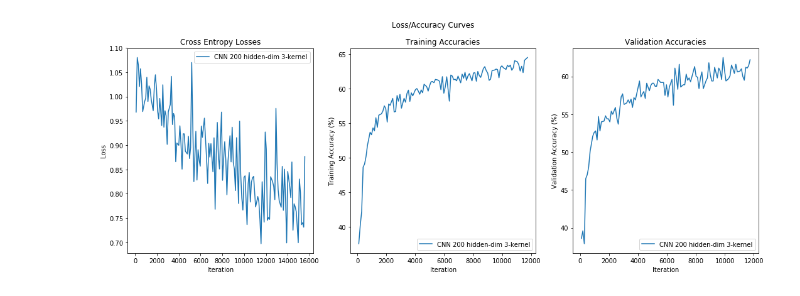
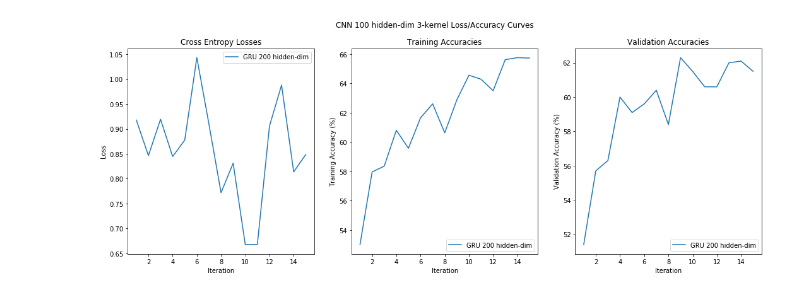
Before and after one commit to darren-geng/RNN-CNN-Based-NLI, a Jupyter notebook: hw2.ipynb, the cells around one changed output. Cells and saved outputs as stored; diff of their text form; code cells hidden in the pictures.

```diff
--- a/hw2.ipynb
+++ b/hw2.ipynb
@@ -215,17 +212,17 @@ def train_gru_model(hidden_size):
     return gru_model, train_accs, val_accs, losses
 # %%
 class CNN(nn.Module):
-    def __init__(self, hidden_size, num_layers):
+    def __init__(self, hidden_size, num_layers, kernel_size):
 
         super(CNN, self).__init__()
 
         self.num_layers, self.hidden_size = num_layers, hidden_size
         self.embedding = nn.Embedding.from_pretrained(torch.FloatTensor(loaded_embeddings), freeze=False)
 
-        self.conv1 = nn.Conv1d(EMBED_SIZE, hidden_size, kernel_size=3, padding=1)
-        self.conv2 = nn.Conv1d(hidden_size, hidden_size, kernel_size=3, padding=1)
+        self.conv1 = nn.Conv1d(EMBED_SIZE, hidden_size, kernel_size=kernel_size, padding=2)
+        self.conv2 = nn.Conv1d(hidden_size, hidden_size, kernel_size=kernel_size, padding=2)
 
-        self.maxpool = nn.MaxPool1d(kernel_size=3, padding=1)
+        self.maxpool = nn.MaxPool1d(kernel_size=kernel_size, padding=2)
 
     def forward(self, x):
         batch_size, seq_len = x.size()
@@ -261,9 +258,9 @@ def test_cnn_model(loader, cnn_model, fully_connected):
         correct += predicted.eq(labels_batch.view_as(predicted)).sum().item()
     return (100 * correct / total)
 
-def train_cnn_model(hidden_size):
+def train_cnn_model(hidden_size, kernel_size):
     torch.cuda.empty_cache()
-    cnn_model = CNN(hidden_size=hidden_size, num_layers=2)
+    cnn_model = CNN(hidden_size=hidden_size, num_layers=2, kernel_size = kernel_size)
     cnn_model.cuda()
 
     num_epochs = 15 # number epoch to train
@@ -278,7 +275,6 @@ def train_cnn_model(hidden_size):
     for epoch in range(num_epochs):
         for i, (sent1, sent2, labels) in enumerate(snli_train_loader):
             cnn_model.train()
-            print(i)
             sent1 = sent1.cuda()
             sent2 = sent2.cuda()
             optimizer.zero_grad()
@@ -293,13 +289,12 @@ def train_cnn_model(hidden_size):
             loss = criterion(outputs, labels.cuda())
             loss.backward()
             optimizer.step()
-            if (i > 0 and i % 90 == 0):
-                val_acc = test_cnn_model(snli_val_loader, cnn_model, fully_connected)
-                train_acc = test_cnn_model(snli_train_loader, cnn_model, fully_connected)
-                train_accs[i + len(snli_train_loader)*epoch] = train_acc
-                val_accs[i + len(snli_train_loader)*epoch] = val_acc
-                losses[i + len(snli_train_loader)*epoch] = loss
-                print('Epoch: [{}/{}], Step: [{}/{}], Training Acc: {}, Validation Acc: {}'.format(
-                           epoch+1, num_epochs, i+1, len(snli_train_loader), 0, 0))
+        val_acc = test_cnn_model(snli_val_loader, cnn_model, fully_connected)
+        train_acc = test_cnn_model(snli_train_loader, cnn_model, fully_connected)
+        train_accs[epoch + 1] = train_acc
+        val_accs[epoch + 1] = val_acc
+        losses[epoch + 1] = loss
+        print('Epoch: [{}/{}], Training Acc: {}, Validation Acc: {}'.format(
+                   epoch+1, num_epochs, train_acc, val_acc))
 
     return cnn_model, train_accs, val_accs, losses
@@ -420,2 +382,2 @@ SyntaxError: can't use starred expression here (cell_name, line 7)
 # %%
-cnn_model_2, cnn_train_accs_2, cnn_val_accs_2, cnn_losses_2 = train_cnn_model(100)
+cnn_model_2, cnn_train_accs_2, cnn_val_accs_2, cnn_losses_3 = train_cnn_model(100, 3)
@@ -441,25 +384,25 @@ TypeError: forward() missing 1 required positional argument: 'x'
 # %%
 import matplotlib.pyplot as plt
 fig, axs = plt.subplots(1, 3, figsize=(18, 6), sharey=False)
-axs[0].plot(*zip(*sorted(gru_losses.items())), label="CNN 200 hidden-dim 3-kernel")
+axs[0].plot(*zip(*sorted(cnn_losses_2.items())), label="GRU 200 hidden-dim")
 axs[0].set_title('Cross Entropy Losses')
 axs[0].set_xlabel('Iteration')
 axs[0].set_ylabel('Loss')
 axs[0].legend(loc="upper right")
 
-axs[1].plot(*zip(*sorted(cnn_train_accs.items())), label="CNN 200 hidden-dim 3-kernel")
+axs[1].plot(*zip(*sorted(cnn_train_accs_2.items())), label="GRU 200 hidden-dim")
 axs[1].set_title('Training Accuracies')
 axs[1].set_xlabel('Iteration')
 axs[1].set_ylabel('Training Accuracy (%)')
 axs[1].legend(loc="lower right")
 
-axs[2].plot(*zip(*sorted(cnn_val_accs.items())), label="CNN 200 hidden-dim 3-kernel")
+axs[2].plot(*zip(*sorted(cnn_val_accs_2.items())), label="GRU 200 hidden-dim")
 axs[2].set_title('Validation Accuracies')
 axs[2].set_xlabel('Iteration')
 axs[2].set_ylabel('Validation Accuracy (%)')
 axs[2].legend(loc="lower right")
 
-fig.suptitle('Loss/Accuracy Curves')
+fig.suptitle('CNN 100 hidden-dim 3-kernel Loss/Accuracy Curves')
 plt.show()
 # %% [output]
-[figure, old version]
+[figure, new version]
```
Also changed, not shown: parts of 18 cells of this notebook.
